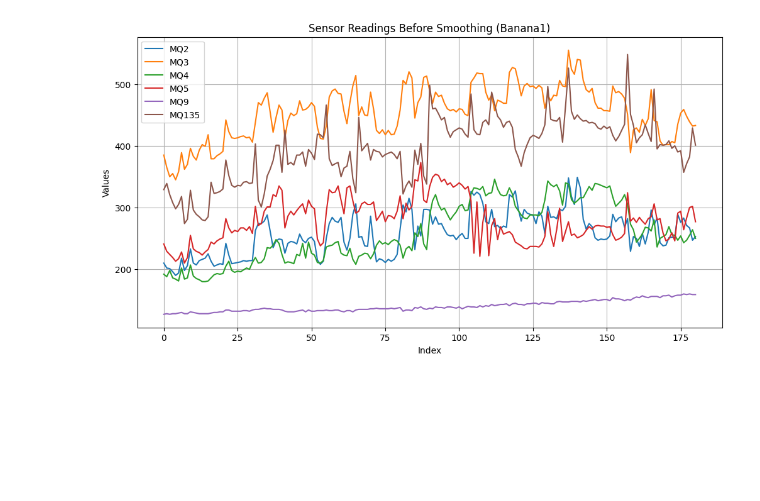
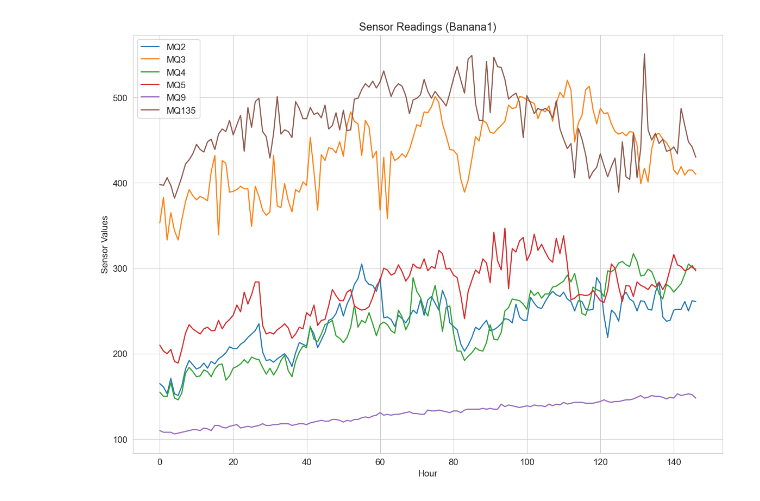
Before and after one commit to Aryan-Prasad-666/Sensor-Enabled-Freshness-Lifespan-Analysis, a Jupyter notebook: freshness_lifespan_analysis.ipynb, the cells around one changed output. Drawn from its saved outputs; the diff is of its cells as text; code cells hidden in the pictures; blank space fills up the shorter version.

```diff
--- a/freshness_lifespan_analysis.ipynb
+++ b/freshness_lifespan_analysis.ipynb
@@ -15,2 +19,6 @@ df4 = pd.read_csv(r"Banana5_with_rot_hours.csv")
 # %%
-df1
+df0 = pd.read_csv(r"Banana1_with_rot_hours.csv")
+df1 = pd.read_csv(r"Banana2_with_rot_hours.csv")
+df2 = pd.read_csv(r"Banana3_with_rot_hours.csv")
+df3 = pd.read_csv(r"Banana4_with_rot_hours.csv")
+df4 = pd.read_csv(r"Banana5_with_rot_hours.csv")
@@ -47,16 +41,14 @@ df2
 # %%
-# function for filling the missing values of temperature and humidity attributes
 def fill_nan_values(df):
     df_filled = df.copy()
-
     df_filled['Temp'] = pd.to_numeric(df_filled['Temp'], errors='coerce')
     df_filled['Hum'] = pd.to_numeric(df_filled['Hum'], errors='coerce')
 
-    df_filled['Temp'] = df_filled['Temp'].interpolate(method='linear').ffill().bfill().round(1)
-    df_filled['Hum'] = df_filled['Hum'].interpolate(method='linear').ffill().bfill().round(1)
-
+    df_filled['Temp'] = df_filled['Temp'].ffill().bfill().interpolate(method='linear').round(1)
+    df_filled['Hum'] = df_filled['Hum'].ffill().bfill().interpolate(method='linear').round(1)
     return df_filled
 
+df0 = fill_nan_values(df0)
 df1 = fill_nan_values(df1)
 df2 = fill_nan_values(df2)
 df3 = fill_nan_values(df3)
@@ -109,58 +101,22 @@ plt.show()
 # %%
-plt.figure(figsize=(12, 6))
-plt.plot(df1['Hour'], df1['MQ2'], label='MQ2')
-plt.plot(df1['Hour'], df1['MQ3'], label='MQ3')
-plt.plot(df1['Hour'], df1['MQ4'], label='MQ4')
-plt.plot(df1['Hour'], df1['MQ5'], label='MQ5')
-plt.plot(df1['Hour'], df1['MQ9'], label='MQ9')
-plt.plot(df1['Hour'], df1['MQ135'], label='MQ135')
-plt.xlabel("Index")
-plt.ylabel("Values")
-plt.title("Sensor Readings Before Smoothing (Banana1)")
-plt.legend()
-plt.grid(True)
-plt.show()
+def plot_sensor_readings(df, banana_name):
+    sensors = ['MQ2', 'MQ3', 'MQ4', 'MQ5', 'MQ9', 'MQ135']
 
-plt.figure(figsize=(12, 6))
-plt.plot(df2['Hour'], df2['MQ2'], label='MQ2')
-plt.plot(df2['Hour'], df2['MQ3'], label='MQ3')
-plt.plot(df2['Hour'], df2['MQ4'], label='MQ4')
-plt.plot(df2['Hour'], df2['MQ5'], label='MQ5')
-plt.plot(df2['Hour'], df2['MQ9'], label='MQ9')
-plt.plot(df2['Hour'], df2['MQ135'], label='MQ135')
-plt.xlabel("Index")
-plt.ylabel("Values")
-plt.title("Sensor Readings Before Smoothing (Banana2)")
-plt.legend()
-plt.grid(True)
-plt.show()
+    plt.figure(figsize=(14, 10))
+    for sensor in sensors:
+        plt.plot(df['Hour'], df[sensor], label=sensor)
 
-plt.figure(figsize=(12, 6))
-plt.plot(df3['Hour'], df3['MQ2'], label='MQ2')
-plt.plot(df3['Hour'], df3['MQ3'], label='MQ3')
-plt.plot(df3['Hour'], df3['MQ4'], label='MQ4')
-plt.plot(df3['Hour'], df3['MQ5'], label='MQ5')
-plt.plot(df3['Hour'], df3['MQ9'], label='MQ9')
-plt.plot(df3['Hour'], df3['MQ135'], label='MQ135')
-plt.xlabel("Index")
-plt.ylabel("Values")
-plt.title("Sensor Readings Before Smoothing (Banana3)")
-plt.legend()
-plt.grid(True)
-plt.show()
+    plt.xlabel("Hour")
+    plt.ylabel("Sensor Values")
+    plt.title(f"Sensor Readings ({banana_name})")
+    plt.legend()
+    plt.grid(True)
+    plt.show()
 
-plt.figure(figsize=(12, 6))
-plt.plot(df4['Hour'], df4['MQ2'], label='MQ2')
-plt.plot(df4['Hour'], df4['MQ3'], label='MQ3')
-plt.plot(df4['Hour'], df4['MQ4'], label='MQ4')
-plt.plot(df4['Hour'], df4['MQ5'], label='MQ5')
-plt.plot(df4['Hour'], df4['MQ9'], label='MQ9')
-plt.plot(df4['Hour'], df4['MQ135'], label='MQ135')
-plt.xlabel("Index")
-plt.ylabel("Values")
-plt.title("Sensor Readings Before Smoothing (Banana4)")
-plt.legend()
-plt.grid(True)
-plt.show()
+plot_sensor_readings(df0, "Banana1")
+plot_sensor_readings(df1,"Banana2")
+plot_sensor_readings(df2,"Banana3")
+plot_sensor_readings(df3, "Banana4")
+plot_sensor_readings(df4, "Banana5")
 # %% [output]
-[figure, old version]
+[figure, new version]
```
Also changed, not shown: parts of 16 cells of this notebook, 2 other files.
